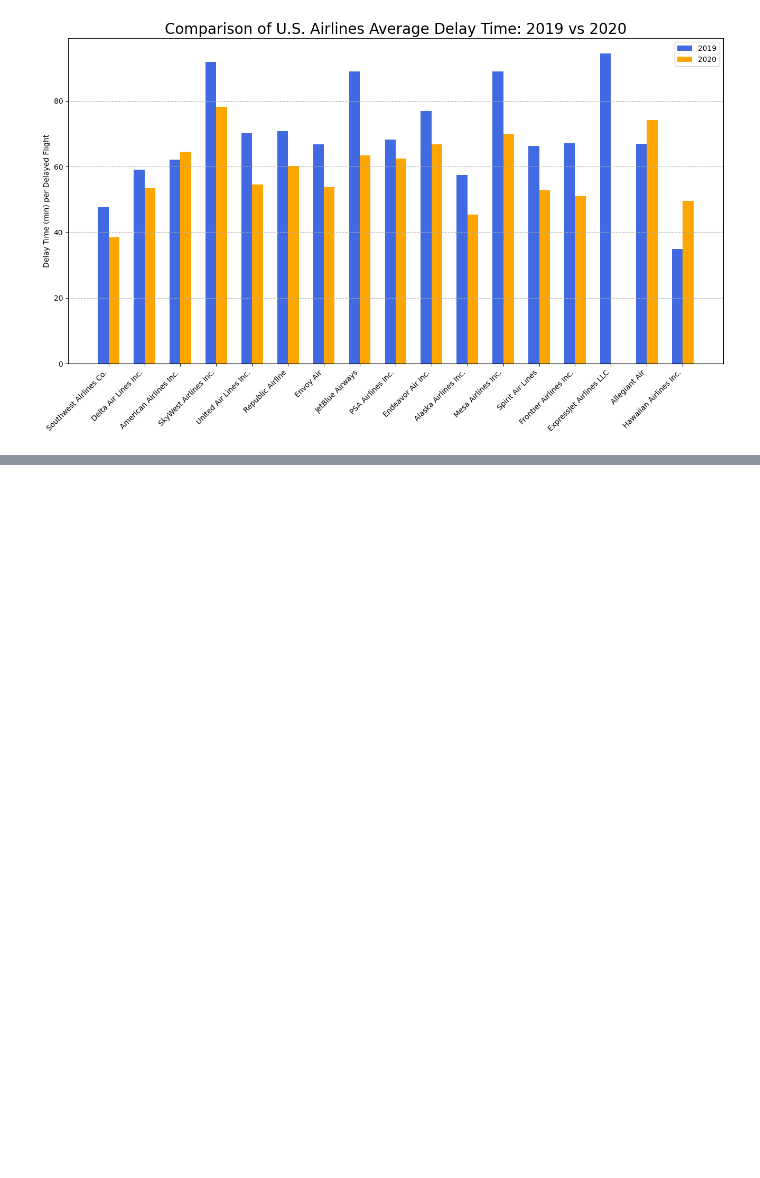
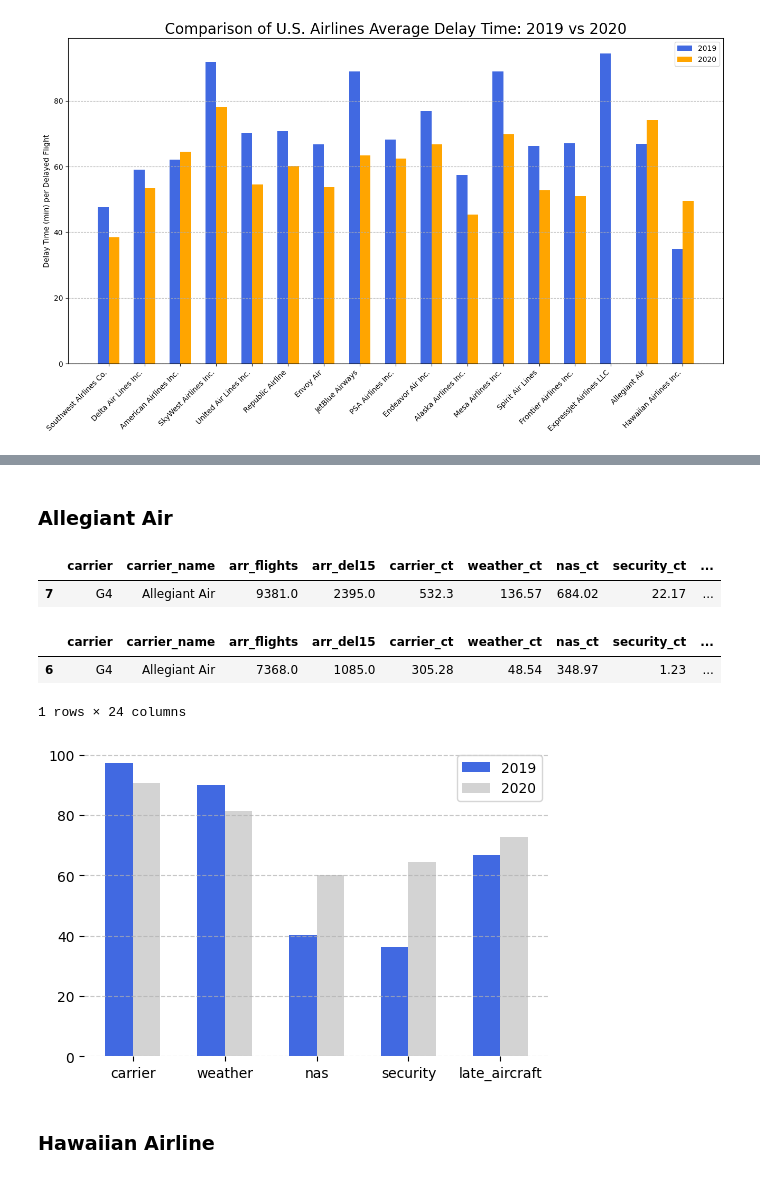
Before and after one commit to BingBingBao/Transport-Logistic, a Jupyter notebook: US Airline in the COVID era/2_Carrier_data_analysis.ipynb, the cells around one changed output, grey strips where cells are left out. Cells and saved outputs as stored; diff of their text form; code cells hidden in the pictures; blank space fills up the shorter version.

```diff
--- a/US Airline in the COVID era/2_Carrier_data_analysis.ipynb
+++ b/US Airline in the COVID era/2_Carrier_data_analysis.ipynb
@@ -427,0 +676,9 @@ plt.show()
+# %% [markdown]
+### Allegiant Air
+# %%
+df_2019_Allegiant = df_2019_carriers[df_2019_carriers.carrier == 'G4']
+
+df_2019_Allegiant
+# %% [output]
+|  | carrier | carrier_name | arr_flights | arr_del15 | carrier_ct | weather_ct | nas_ct | security_ct | ... |
+| 7 | G4 | Allegiant Air | 9381.0 | 2395.0 | 532.3 | 136.57 | 684.02 | 22.17 | ... |
@@ -427,0 +692,56 @@ plt.show()
+# %%
+df_2020_Allegiant = df_2020_carriers[df_2020_carriers.carrier == 'G4']
+
+df_2020_Allegiant['avg_delay_time'] = df_2020_Allegiant['arr_delay'] / df_2020_Allegiant['arr_del15']
+df_2020_Allegiant['avg_carrier_time'] = df_2020_Allegiant['carrier_delay'] / df_2020_Allegiant['carrier_ct']
+df_2020_Allegiant['avg_weather_time'] = df_2020_Allegiant['weather_delay'] / df_2020_Allegiant['weather_ct']
+df_2020_Allegiant['avg_nas_time'] = df_2020_Allegiant['nas_delay'] / df_2020_Allegiant['nas_ct']
+df_2020_Allegiant['avg_security_time'] = df_2020_Allegiant['security_delay'] / df_2020_Allegiant['security_ct']
+df_2020_Allegiant['avg_late_aircraft_time'] = df_2020_Allegiant['late_aircraft_delay'] / df_2020_Allegiant['late_aircraft_ct']
+
+df_2020_Allegiant['longest_time'] = df_2020_Allegiant[[
+    'avg_carrier_time',
+    'avg_weather_time',
+    'avg_nas_time',
+    'avg_security_time',
+    'avg_late_aircraft_time'
+]].max(axis=1)
+
+df_2020_Allegiant
+# %% [output]
+|  | carrier | carrier_name | arr_flights | arr_del15 | carrier_ct | weather_ct | nas_ct | security_ct | ... |
+| 6 | G4 | Allegiant Air | 7368.0 | 1085.0 | 305.28 | 48.54 | 348.97 | 1.23 | ... |
+1 rows × 24 columns
+# %%
+reasons = ['carrier', 'weather', 'nas', 'security', 'late_aircraft']
+
+avg_times_2019 = [
+    df_2019_Allegiant['avg_carrier_time'].values[0],
+    df_2019_Allegiant['avg_weather_time'].values[0],
+    df_2019_Allegiant['avg_nas_time'].values[0],
+    df_2019_Allegiant['avg_security_time'].values[0],
+    df_2019_Allegiant['avg_late_aircraft_time'].values[0]
+]
+
+avg_times_2020 = [
+    df_2020_Allegiant['avg_carrier_time'].values[0],
+    df_2020_Allegiant['avg_weather_time'].values[0],
+    df_2020_Allegiant['avg_nas_time'].values[0],
+    df_2020_Allegiant['avg_security_time'].values[0],
+    df_2020_Allegiant['avg_late_aircraft_time'].values[0]
+]
+x = np.arange(len(reasons))
+
+plt.figure(figsize=(6, 4))
+plt.bar(x - width/2, avg_times_2019, width, label='2019', color='royalblue')
+plt.bar(x + width/2, avg_times_2020, width, label='2020', color='lightgrey')
+plt.xticks(x, reasons)
+plt.legend()
+plt.grid(axis='y', linestyle='--', alpha=0.7)
+for spine in plt.gca().spines.values():
+    spine.set_visible(False)
+plt.show()
+# %% [output]
+[figure, added]
+# %% [markdown]
+### Hawaiian Airline
```
Also changed, not shown: parts of 29 cells of this notebook, 4 other files.
